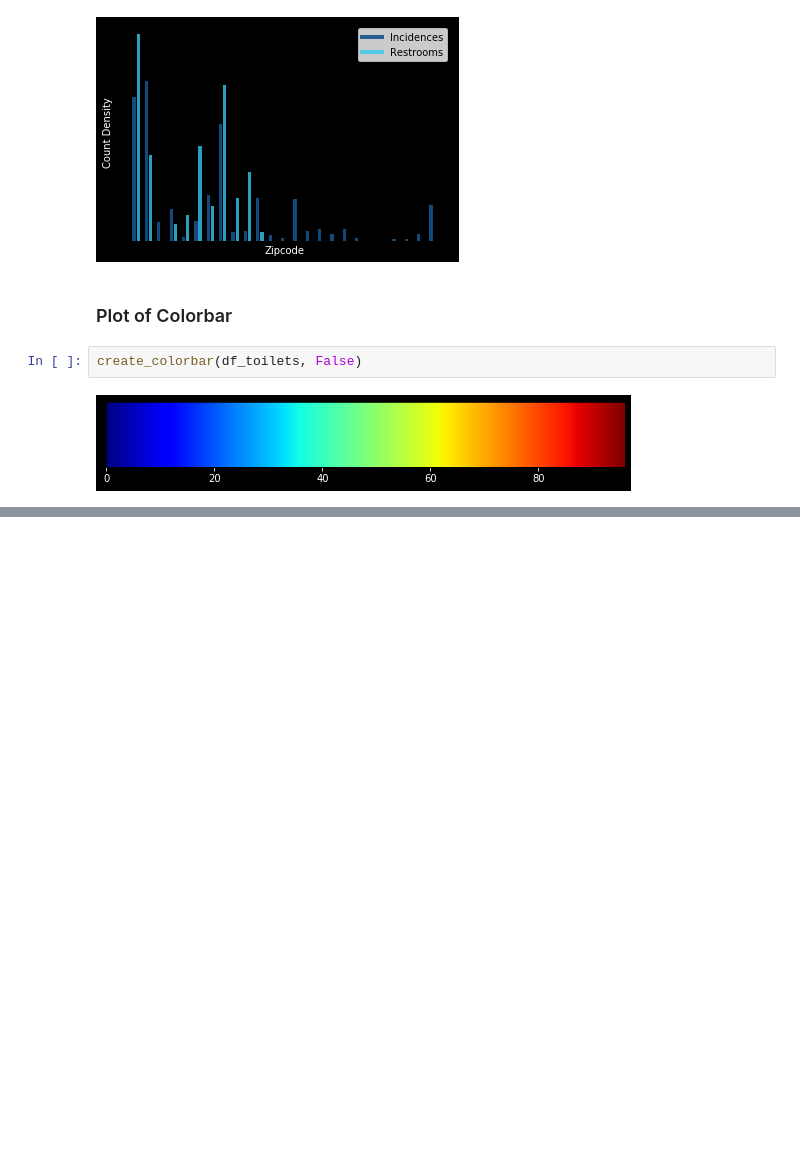
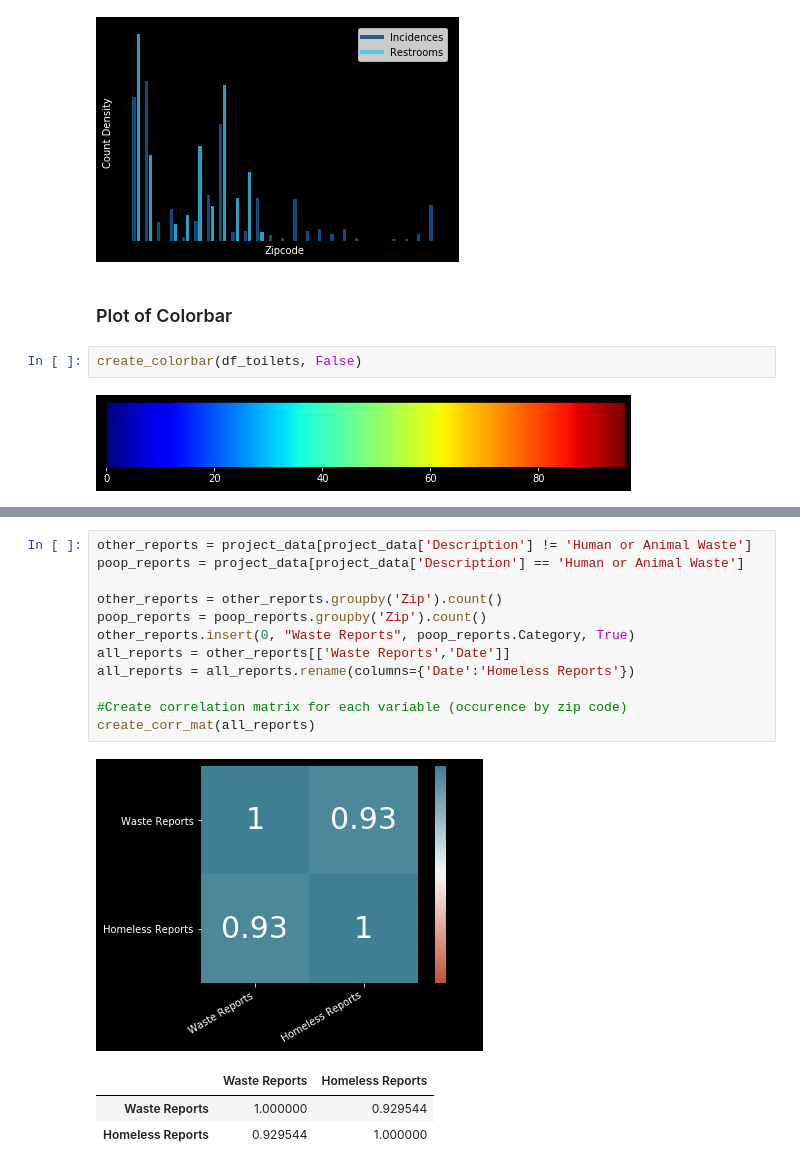
Before and after one commit to tanishjain/143HomelessTracker, a Jupyter notebook: Analysis.ipynb, the cells around one changed output, grey strips where cells are left out. Drawn from its saved outputs; the diff is of its cells as text; blank space fills up the shorter version.

```diff
--- a/Analysis.ipynb
+++ b/Analysis.ipynb
@@ -19,0 +50,17 @@ create_colorbar(df_toilets, False)
+# %%
+other_reports = project_data[project_data['Description'] != 'Human or Animal Waste']
+poop_reports = project_data[project_data['Description'] == 'Human or Animal Waste']
+
+other_reports = other_reports.groupby('Zip').count()
+poop_reports = poop_reports.groupby('Zip').count()
+other_reports.insert(0, "Waste Reports", poop_reports.Category, True)
+all_reports = other_reports[['Waste Reports','Date']]
+all_reports = all_reports.rename(columns={'Date':'Homeless Reports'})
+
+#Create correlation matrix for each variable (occurence by zip code)
+create_corr_mat(all_reports)
+# %% [output]
+[figure, added]
+|  | Waste Reports | Homeless Reports |
+| Waste Reports | 1.000000 | 0.929544 |
+| Homeless Reports | 0.929544 | 1.000000 |
```
Also changed, not shown: parts of 6 cells of this notebook.
